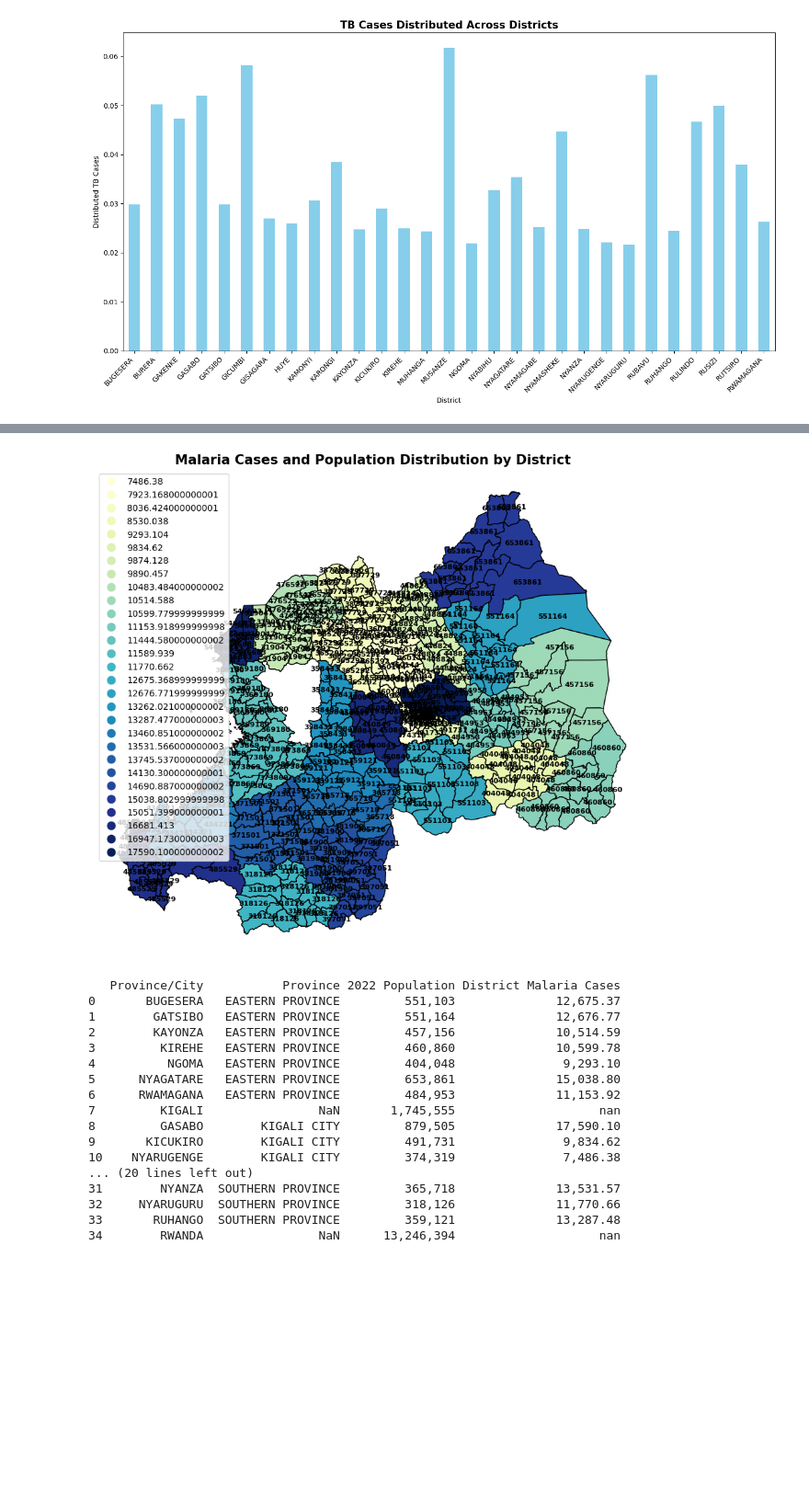
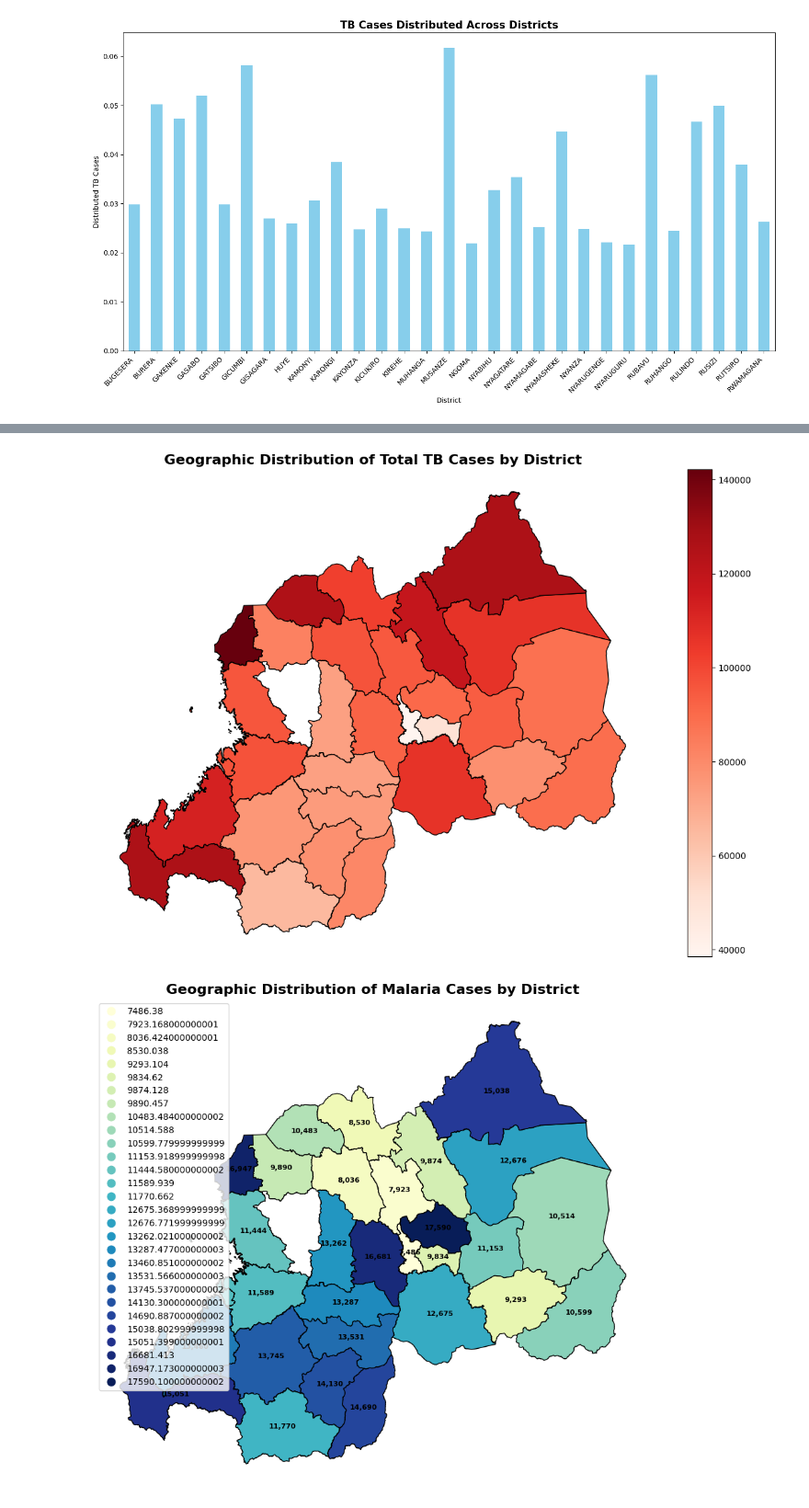
Before and after one commit to FonyaBrandone/MBDA_Research, a Jupyter notebook: dataAnalysis.ipynb, the cells around one changed output, grey strips where cells are left out. Shown at 92% size. Cells and saved outputs as stored; diff of their text form; code cells hidden in the pictures; blank space fills up the shorter version.

```diff
--- a/dataAnalysis.ipynb
+++ b/dataAnalysis.ipynb
@@ -383,3 +404,29 @@ merged_data['Total Actual TB Cases'] = merged_data['Actual Women TB Cases'] + me
+# %%
+
+districts = gpd.read_file("province_sector_shapefile/rwa_sector/Sector.shp")
+districts['District'] = districts['District'].str.strip().str.upper()
+
+districts = sectors.dissolve(by='District', as_index=False)
+final_shp_data = districts.merge(merged_data, left_on='District', right_on='Province/City', how='left')
+
+fig, ax = plt.subplots(1, 1, figsize=(15, 10))
+
+final_shp_data.plot(column='Total Actual TB Cases', ax=ax, cmap='Reds', legend=True, edgecolor='black')
+
+plt.title("Geographic Distribution of Total TB Cases by District", fontsize=16, weight='bold')
+plt.axis('off')
+
+for idx, row in final_shp_data.iterrows():
+    if not pd.isna(row['Total Actual TB Cases']):
+        centroid = row['geometry'].centroid
+        tb_cases = int(row['Total Actual TB Cases'])
+        label = f"{""}"
+        ax.annotate(label, xy=(centroid.x, centroid.y),
+                    horizontalalignment='center', fontsize=8, fontweight='bold', color='black')
+
+plt.show()
+# %% [output]
+[figure, added]
 # %%
 
 malaria_data = pd.read_excel("Malaria_Prevalence_Rwanda_DHS_2019-20.xlsx")
@@ -415,63 +462,46 @@ sectors['District'] = sectors['District'].str.strip().str.upper()
 sectors['Province'] = sectors['Province'].str.strip().str.upper()
 
 district_to_province_mapping = sectors[['District', 'Province']].drop_duplicates().set_index('District')['Province'].to_dict()
 population_df['Province'] = population_df['Province/City'].map(district_to_province_mapping)
 
 province_population = population_df.groupby('Province')['2022 Population'].sum().reset_index()
 province_population.rename(columns={'2022 Population': 'Province Population'}, inplace=True)
 
 malaria_merged = province_malaria_data.merge(province_population, on='Province', how='left')
 
 population_df = population_df.merge(malaria_merged[['Province', 'Malaria prevalence according to RDT (%)']], on='Province', how='left')
 
 province_population = population_df.groupby('Province')['2022 Population'].sum().reset_index()
 province_population.rename(columns={'2022 Population': 'Province Population'}, inplace=True)
 
 population_df = population_df.merge(province_population, on='Province', how='left')
 population_df['District Malaria Cases'] = (
     (population_df['2022 Population'] / population_df['Province Population']) *
     (population_df['Malaria prevalence according to RDT (%)'] / 100 * population_df['Province Population'])
 )
 
-final_data = sectors.merge(population_df, left_on='District', right_on='Province/City', how='left')
 
-fig, ax = plt.subplots(1, 1, figsize=(14, 10))
-final_data.plot(column='District Malaria Cases', ax=ax, legend=True, cmap='YlGnBu', edgecolor='black')
+districts = gpd.read_file("province_sector_shapefile/rwa_sector/Sector.shp")
+districts['District'] = districts['District'].str.strip().str.upper()
 
-for idx, row in final_data.iterrows():
-    if not pd.isna(row['District Malaria Cases']) and not pd.isna(row['2022 Population']):
+districts = districts.dissolve(by='District', as_index=False)
+
+final_shp_data = districts.merge(population_df, left_on='District', right_on='Province/City', how='left')
+
+fig, ax = plt.subplots(1, 1, figsize=(15, 10))
+
+final_shp_data.plot(column='District Malaria Cases', ax=ax, cmap='YlGnBu', legend=True, edgecolor='black')
+
+plt.title("Geographic Distribution of Malaria Cases by District", fontsize=16, weight='bold')
+plt.axis('off')
+for idx, row in final_shp_data.iterrows():
+    if not pd.isna(row['District Malaria Cases']):
         centroid = row['geometry'].centroid
         malaria_cases = int(row['District Malaria Cases'])
-        pop_value = int(row['2022 Population'])
-        label = pop_value
+        label = f"{malaria_cases:,}"
         ax.annotate(label, xy=(centroid.x, centroid.y),
                     horizontalalignment='center', fontsize=8, fontweight='bold', color='black')
 
-ax.set_title("Malaria Cases and Population Distribution by District", fontsize=15, weight='bold')
-ax.axis('off')
 plt.show()
-
-summary_table = population_df[['Province/City', 'Province', '2022 Population', 'District Malaria Cases']].copy()
-summary_table['2022 Population'] = summary_table['2022 Population'].astype(int).apply(lambda x: f"{x:,}")
-summary_table['District Malaria Cases'] = summary_table['District Malaria Cases'].apply(lambda x: f"{x:,.2f}")
-
-print(summary_table)
 # %% [output]
-[figure, old version]
+[figure, new version]
-   Province/City           Province 2022 Population District Malaria Cases
-0       BUGESERA   EASTERN PROVINCE         551,103              12,675.37
-1        GATSIBO   EASTERN PROVINCE         551,164              12,676.77
-2        KAYONZA   EASTERN PROVINCE         457,156              10,514.59
-3         KIREHE   EASTERN PROVINCE         460,860              10,599.78
-4          NGOMA   EASTERN PROVINCE         404,048               9,293.10
-5      NYAGATARE   EASTERN PROVINCE         653,861              15,038.80
-6      RWAMAGANA   EASTERN PROVINCE         484,953              11,153.92
-7         KIGALI                NaN       1,745,555                    nan
-8         GASABO        KIGALI CITY         879,505              17,590.10
-9       KICUKIRO        KIGALI CITY         491,731               9,834.62
-10    NYARUGENGE        KIGALI CITY         374,319               7,486.38
-... (20 lines left out)
-31        NYANZA  SOUTHERN PROVINCE         365,718              13,531.57
-32     NYARUGURU  SOUTHERN PROVINCE         318,126              11,770.66
-33       RUHANGO  SOUTHERN PROVINCE         359,121              13,287.48
-34        RWANDA                NaN      13,246,394                    nan
```
Also changed, not shown: parts of 3 cells of this notebook.
